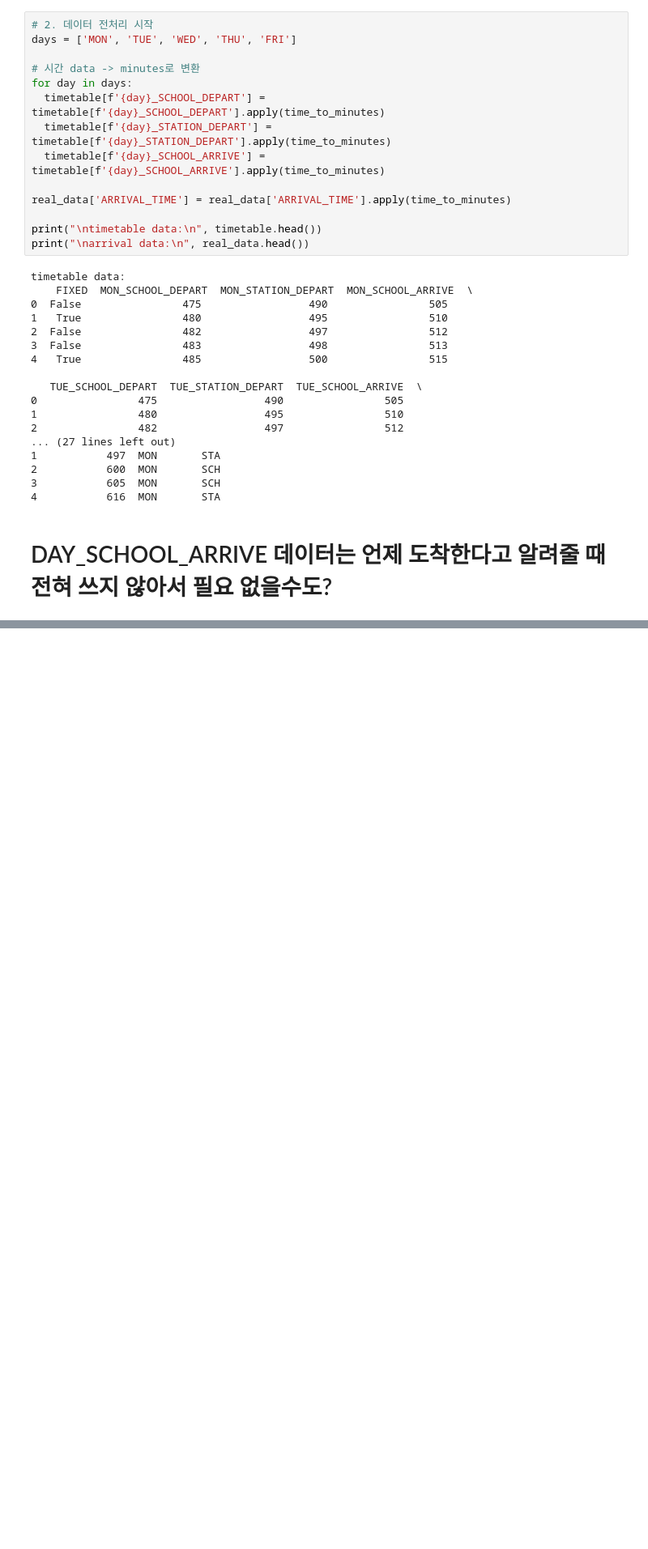
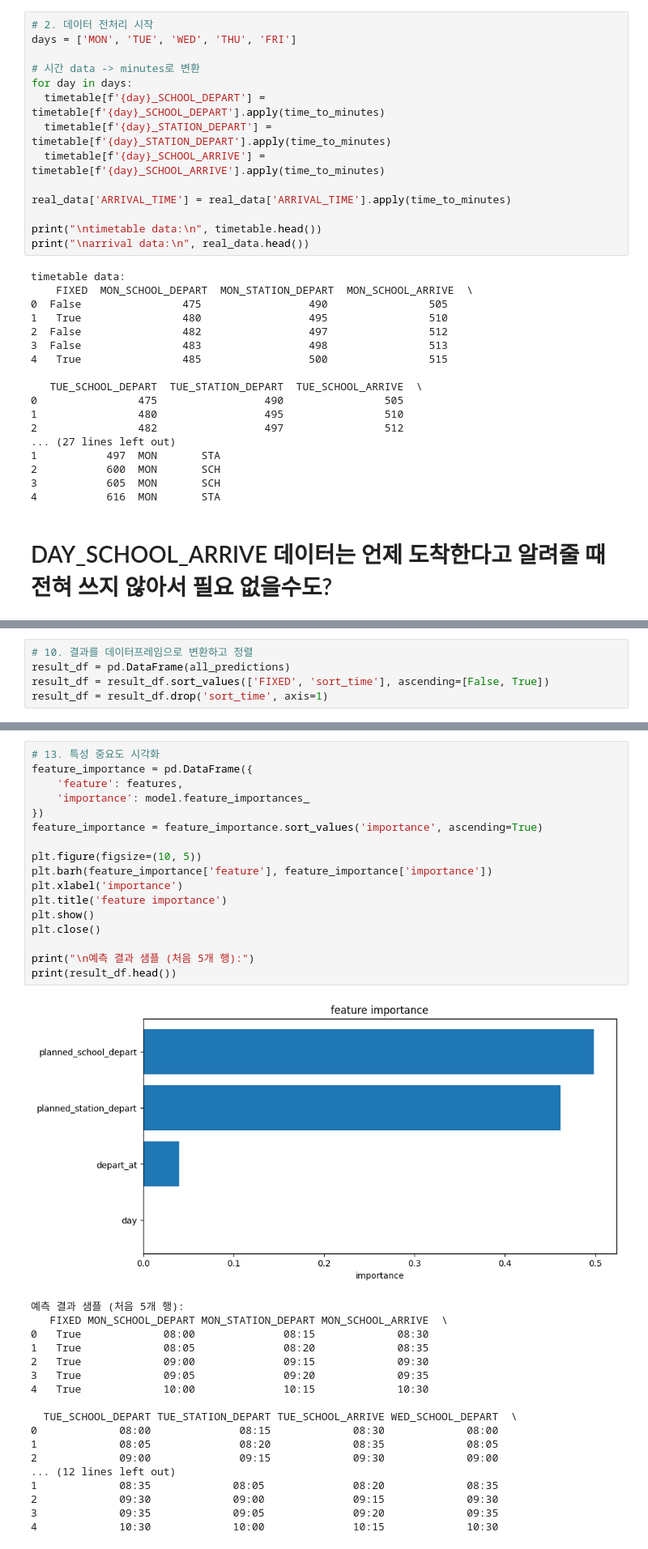
Before and after one commit to ijodea/shuttle_model, a Jupyter notebook: code/shuttle_model_v4.ipynb, the cells around one changed output, grey strips where cells are left out. Shown at 81% size. Cells and saved outputs as stored; diff of their text form; blank space fills up the shorter version.

```diff
--- a/code/shuttle_model_v4.ipynb
+++ b/code/shuttle_model_v4.ipynb
@@ -180,0 +246,5 @@ training_data[:5]
+# %%
+# 10. 결과를 데이터프레임으로 변환하고 정렬
+result_df = pd.DataFrame(all_predictions)
+result_df = result_df.sort_values(['FIXED', 'sort_time'], ascending=[False, True])
+result_df = result_df.drop('sort_time', axis=1)
@@ -180,0 +275,36 @@ training_data[:5]
+# %%
+# 13. 특성 중요도 시각화
+feature_importance = pd.DataFrame({
+    'feature': features,
+    'importance': model.feature_importances_
+})
+feature_importance = feature_importance.sort_values('importance', ascending=True)
+
+plt.figure(figsize=(10, 5))
+plt.barh(feature_importance['feature'], feature_importance['importance'])
+plt.xlabel('importance')
+plt.title('feature importance')
+plt.show()
+plt.close()
+
+print("\n예측 결과 샘플 (처음 5개 행):")
+print(result_df.head())
+# %% [output]
+[figure, added]
+예측 결과 샘플 (처음 5개 행):
+   FIXED MON_SCHOOL_DEPART MON_STATION_DEPART MON_SCHOOL_ARRIVE  \
+0   True             08:00              08:15             08:30
+1   True             08:05              08:20             08:35
+2   True             09:00              09:15             09:30
+3   True             09:05              09:20             09:35
+4   True             10:00              10:15             10:30
+
+  TUE_SCHOOL_DEPART TUE_STATION_DEPART TUE_SCHOOL_ARRIVE WED_SCHOOL_DEPART  \
+0             08:00              08:15             08:30             08:00
+1             08:05              08:20             08:35             08:05
+2             09:00              09:15             09:30             09:00
+... (12 lines left out)
+1             08:35             08:05              08:20             08:35
+2             09:30             09:00              09:15             09:30
+3             09:35             09:05              09:20             09:35
+4             10:30             10:00              10:15             10:30
```
Also changed, not shown: parts of 13 cells of this notebook, 3 other files.
